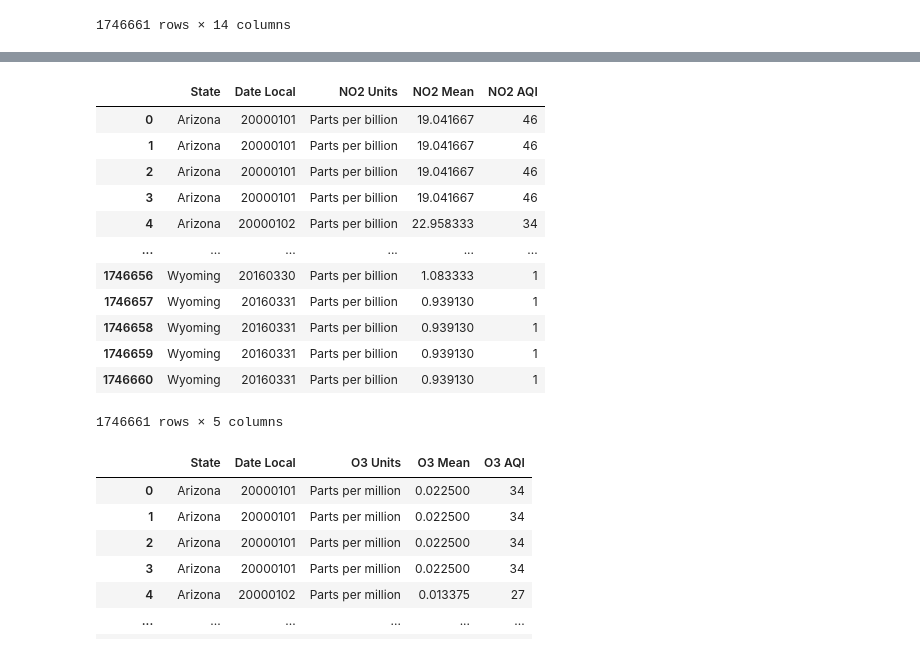
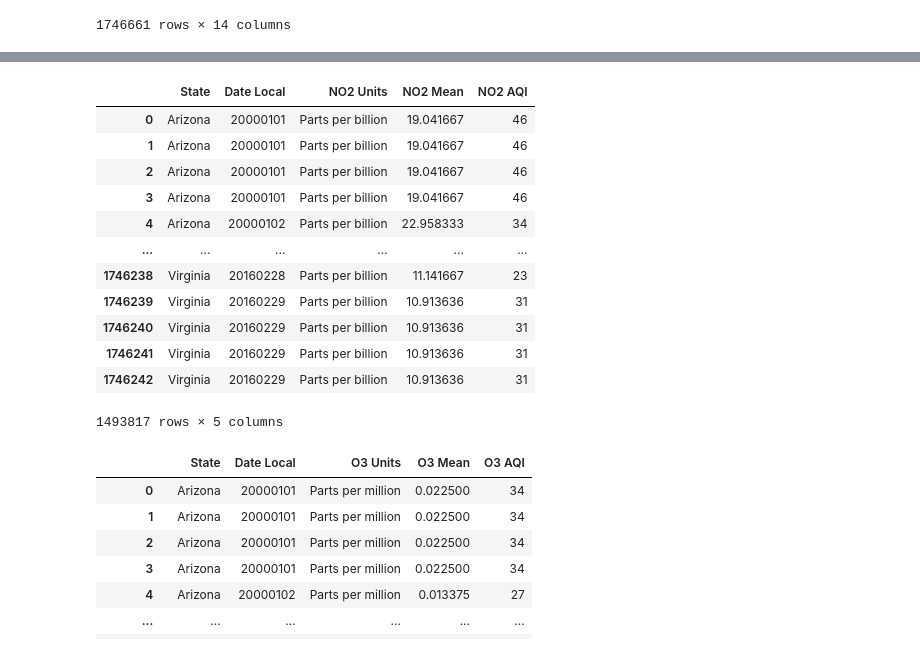
Before and after one commit to bleeclt/pro1group, a Jupyter notebook: natural_disaster_and_pollution.ipynb, the cells around one changed output, grey strips where cells are left out. Saved outputs shown, nothing was run; the diff lists cells and outputs as text; code cells hidden in the pictures.

```diff
--- a/natural_disaster_and_pollution.ipynb
+++ b/natural_disaster_and_pollution.ipynb
@@ -101,0 +131,13 @@ pollution_df_clean
+# %%
+pollution_df_clean.set_index('State')
+#pollution_df_clean.drop(pollution_df_clean['State'] == 'Wyoming')
+st = pollution_df_clean.loc[:, 'State']
+#st
+pollution_df_clean.drop(pollution_df_clean[pollution_df_clean['State'] == 'Wyoming'].index, inplace = True)
+#pollution_df_clean
+
+state_drop = ['Ohio', 'Massachusetts', 'Hawaii', 'Missouri', 'Washington', 'Kentucky', 'Indiana', 'Wyoming', 'Oregon', 'North Dakota', 'Nevada', 'Country Of Mexico', 'New Hampshire', 'Utah', 'South Dakota', 'Michigan', 'Georgia', 'New Mexico', 'South Carolina', 'Rhode Island', 'Tennessee', 'Delaware', 'Minnesota', 'Alabama', 'Alaska', 'Idaho', 'Wisconsin']
+
+newdf = pollution_df_clean[pollution_df_clean['State'].isin(state_drop)==False]
+pol_df_clean = newdf
+pol_df_clean
@@ -102,18 +158,18 @@ pollution_df_clean
 # %%
-NO2 = pollution_df_clean.iloc[:, 0:5]
+NO2 = pol_df_clean.iloc[:, 0:5]
 NO2
 # %% [output]
 |  | State | Date Local | NO2 Units | NO2 Mean | NO2 AQI |
 | 0 | Arizona | 20000101 | Parts per billion | 19.041667 | 46 |
 | 1 | Arizona | 20000101 | Parts per billion | 19.041667 | 46 |
 | 2 | Arizona | 20000101 | Parts per billion | 19.041667 | 46 |
 | 3 | Arizona | 20000101 | Parts per billion | 19.041667 | 46 |
 | 4 | Arizona | 20000102 | Parts per billion | 22.958333 | 34 |
 | ... | ... | ... | ... | ... | ... |
-| 1746656 | Wyoming | 20160330 | Parts per billion | 1.083333 | 1 |
-| 1746657 | Wyoming | 20160331 | Parts per billion | 0.939130 | 1 |
-| 1746658 | Wyoming | 20160331 | Parts per billion | 0.939130 | 1 |
-| 1746659 | Wyoming | 20160331 | Parts per billion | 0.939130 | 1 |
-| 1746660 | Wyoming | 20160331 | Parts per billion | 0.939130 | 1 |
+| 1746238 | Virginia | 20160228 | Parts per billion | 11.141667 | 23 |
+| 1746239 | Virginia | 20160229 | Parts per billion | 10.913636 | 31 |
+| 1746240 | Virginia | 20160229 | Parts per billion | 10.913636 | 31 |
+| 1746241 | Virginia | 20160229 | Parts per billion | 10.913636 | 31 |
+| 1746242 | Virginia | 20160229 | Parts per billion | 10.913636 | 31 |
-1746661 rows × 5 columns
+1493817 rows × 5 columns
 # %%
```
Also changed, not shown: parts of 9 cells of this notebook.
